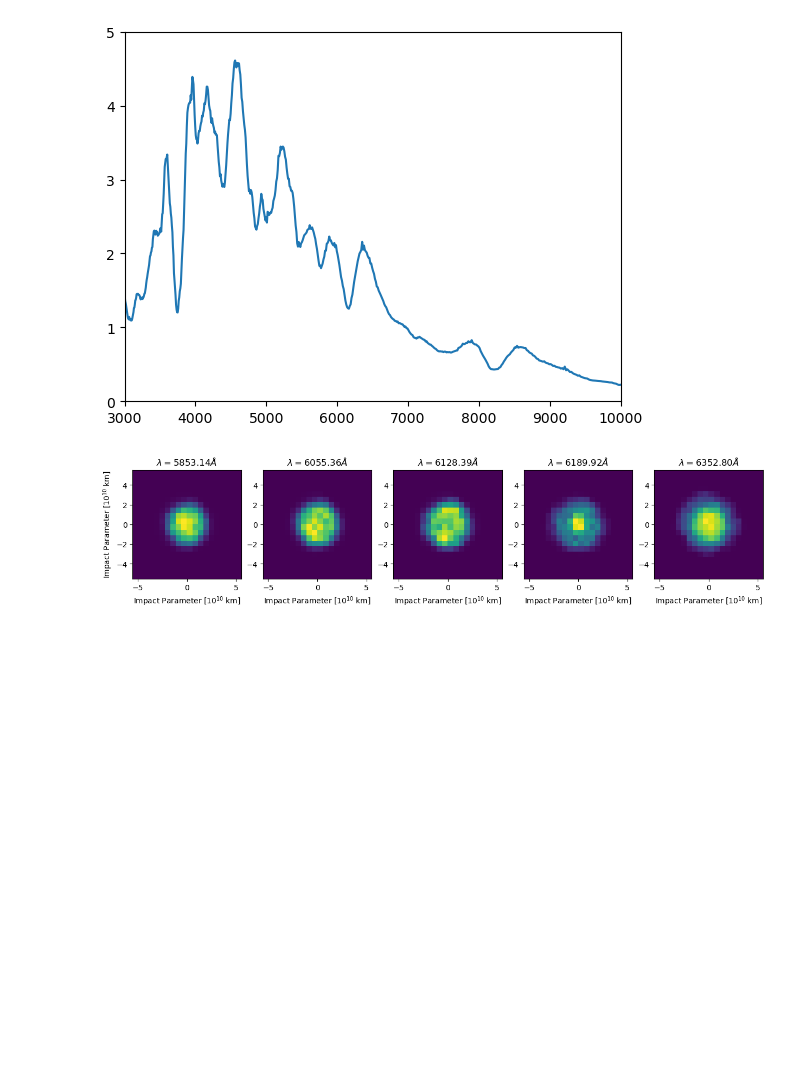
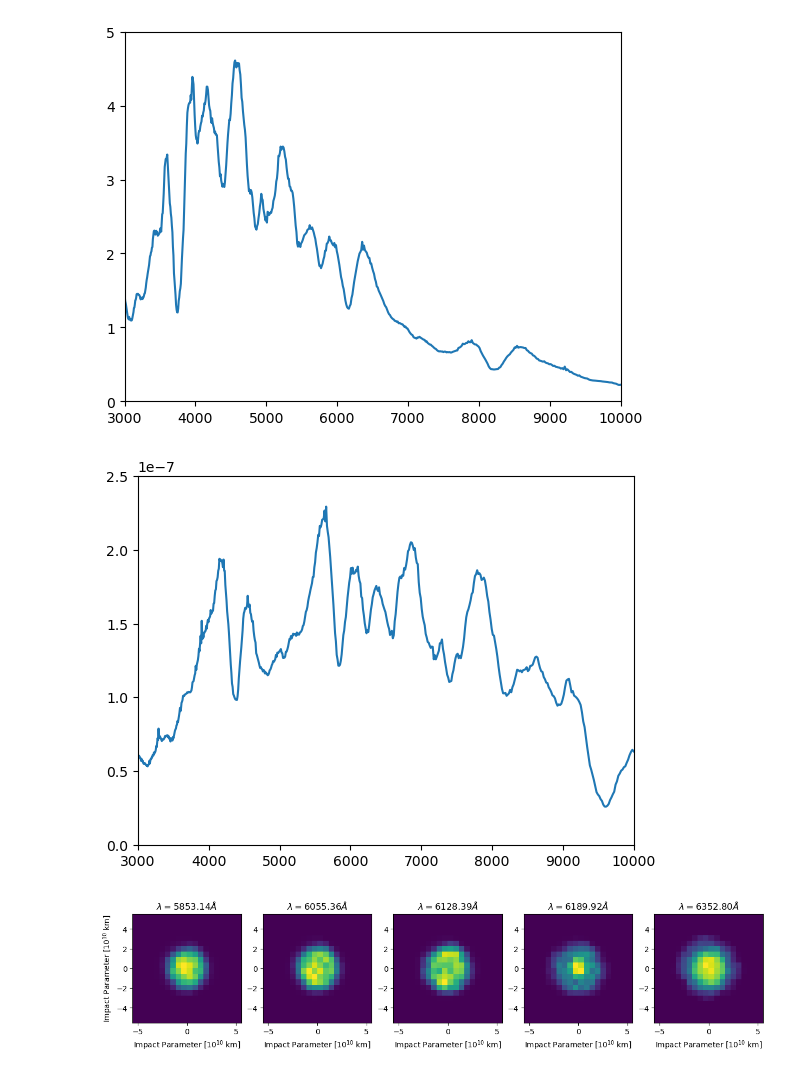
Before and after one commit to AlexGKim/II, a Jupyter notebook: sedona.ipynb, the cells around one changed output. Drawn from its saved outputs; the diff is of its cells as text; code cells hidden in the pictures; blank space fills up the shorter version.

```diff
--- a/sedona.ipynb
+++ b/sedona.ipynb
@@ -17,6 +19,25 @@ plt.xlim((3000,10000))
 # %% [output]
 (3000.0, 10000.0)
 [figure]
+# %%
+lambdas = numpy.flip(wavegrid)
+spectrum = sncosmo.Spectrum(lambdas, numpy.flip(flux_int))
+spectrum_mag = spectrum.bandmag('bessellb', magsys='vega')
+flux_int = flux_int * 10**((spectrum_mag-12)/2.5) # now in units of  (erg / s / cm^2 / A) for B=12 mag
+# want  dΓ/dν = AFv/(hν0).
+#
+# spectrum = sncosmo.Spectrum(lambdas, flux_int) # now in units of  (erg / s / cm^2 / A) for B=12 mag
+Area = 88 * 100 * 100. # cm^2
+h = 6.626* 10**(-34+7)  # erg s
+c = 3e10 # cm/s
+lcm = wavegrid/1e8  # cm
+dGammadnu = Area * flux_int * wavegrid  / h /c/c*lcm*lcm
+plt.plot(lambdas,dGammadnu)
+plt.ylim((0,2.5e-7))
+plt.xlim((3000,10000))
+sigma_t =13*10**-12
+# %% [output]
+[figure, added]
 # %%
 wls = [5850,6055,6128,6189,6355.12]
 idxs = [ numpy.abs(wavegrid - l).argmin() for l in wls]
```
Also changed, not shown: parts of 4 cells of this notebook, 1 other file.
